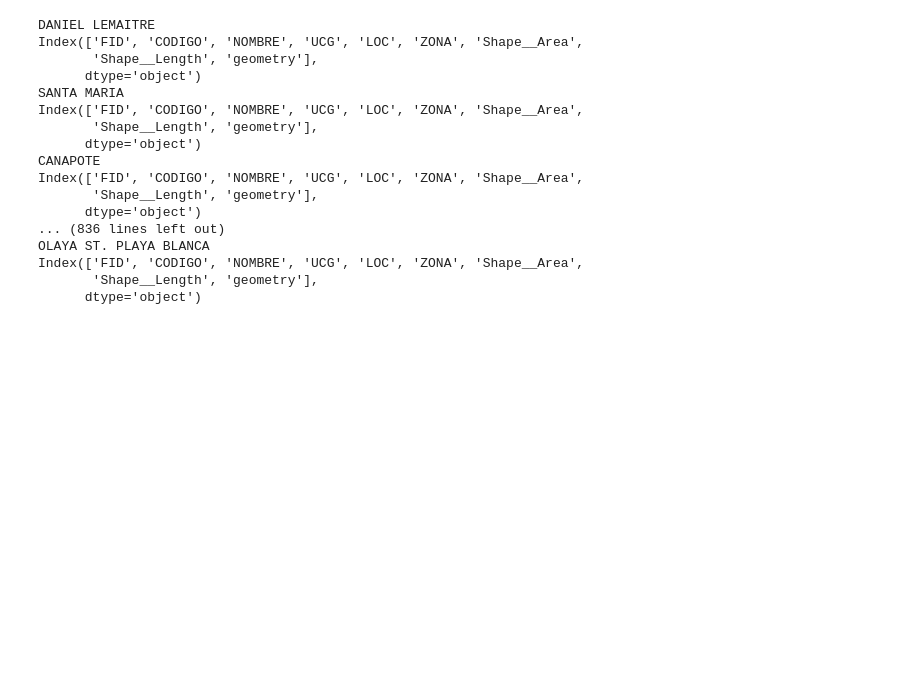
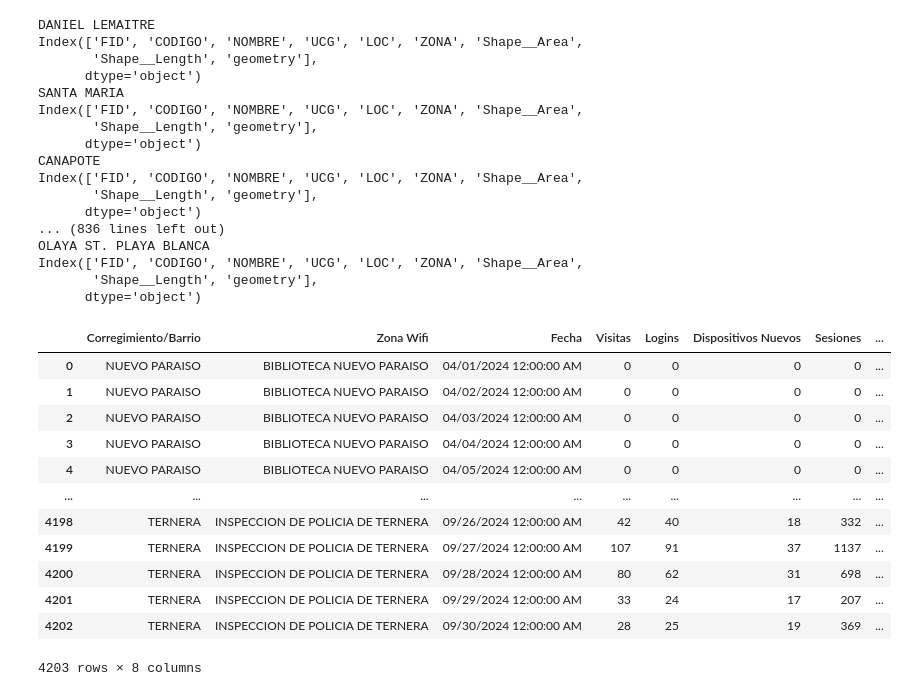
Before and after one commit to JosePimienta/Zonas-WIFI, a Jupyter notebook: Estudio_de_zonas_wifi_en_la_ciudad_de_Cartagena.ipynb, the cells around one changed output. Saved outputs shown, nothing was run; the diff lists cells and outputs as text; code cells hidden in the pictures; blank space fills up the shorter version.

```diff
--- a/Estudio_de_zonas_wifi_en_la_ciudad_de_Cartagena.ipynb
+++ b/Estudio_de_zonas_wifi_en_la_ciudad_de_Cartagena.ipynb
@@ -165,3 +182,19 @@ OLAYA ST. PLAYA BLANCA
 Index(['FID', 'CODIGO', 'NOMBRE', 'UCG', 'LOC', 'ZONA', 'Shape__Area',
        'Shape__Length', 'geometry'],
       dtype='object')
+# %%
+df
+# %% [output]
+|  | Corregimiento/Barrio | Zona Wifi | Fecha | Visitas | Logins | Dispositivos Nuevos | Sesiones | ... |
+| 0 | NUEVO PARAISO | BIBLIOTECA NUEVO PARAISO | 04/01/2024 12:00:00 AM | 0 | 0 | 0 | 0 | ... |
+| 1 | NUEVO PARAISO | BIBLIOTECA NUEVO PARAISO | 04/02/2024 12:00:00 AM | 0 | 0 | 0 | 0 | ... |
+| 2 | NUEVO PARAISO | BIBLIOTECA NUEVO PARAISO | 04/03/2024 12:00:00 AM | 0 | 0 | 0 | 0 | ... |
+| 3 | NUEVO PARAISO | BIBLIOTECA NUEVO PARAISO | 04/04/2024 12:00:00 AM | 0 | 0 | 0 | 0 | ... |
+| 4 | NUEVO PARAISO | BIBLIOTECA NUEVO PARAISO | 04/05/2024 12:00:00 AM | 0 | 0 | 0 | 0 | ... |
+| ... | ... | ... | ... | ... | ... | ... | ... | ... |
+| 4198 | TERNERA | INSPECCION DE POLICIA DE TERNERA | 09/26/2024 12:00:00 AM | 42 | 40 | 18 | 332 | ... |
+| 4199 | TERNERA | INSPECCION DE POLICIA DE TERNERA | 09/27/2024 12:00:00 AM | 107 | 91 | 37 | 1137 | ... |
+| 4200 | TERNERA | INSPECCION DE POLICIA DE TERNERA | 09/28/2024 12:00:00 AM | 80 | 62 | 31 | 698 | ... |
+| 4201 | TERNERA | INSPECCION DE POLICIA DE TERNERA | 09/29/2024 12:00:00 AM | 33 | 24 | 17 | 207 | ... |
+| 4202 | TERNERA | INSPECCION DE POLICIA DE TERNERA | 09/30/2024 12:00:00 AM | 28 | 25 | 19 | 369 | ... |
+4203 rows × 8 columns
```
Also changed, not shown: parts of 5 cells of this notebook.
